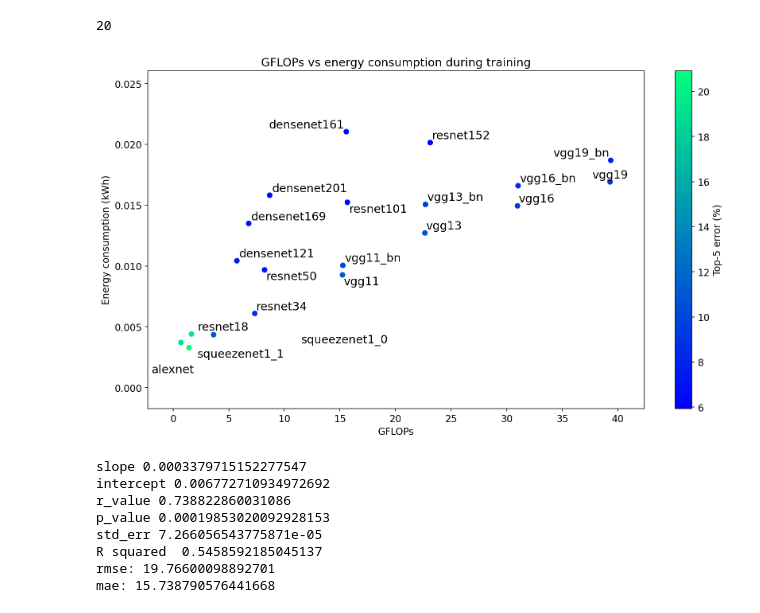
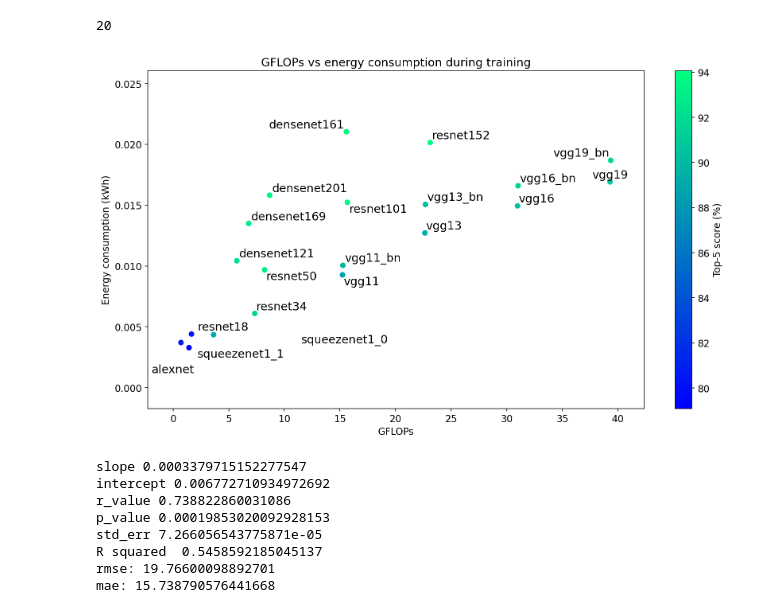
Before and after one commit to MScDissertation/model_hub, a Jupyter notebook: Training and FLOP analysis.ipynb, the cells around one changed output. Drawn from its saved outputs; the diff is of its cells as text; code cells hidden in the pictures.

```diff
--- a/Training and FLOP analysis.ipynb
+++ b/Training and FLOP analysis.ipynb
@@ -87,6 +87,9 @@ merge_df.head()
 | 2 | densenet161 | 7.787013e+09 | 28681000.0 | 15.574026 | 0.015574 | 28.681000 | 22.775723 | 1.121330e+08 | ... |
 | 3 | densenet169 | 3.398071e+09 | 14149480.0 | 6.796142 | 0.006796 | 14.149480 | 21.946474 | 4.893222e+07 | ... |
 | 4 | densenet201 | 4.340971e+09 | 20013928.0 | 8.681942 | 0.008682 | 20.013928 | 22.191364 | 6.250998e+07 | ... |
+# %%
+merge_df['top1score'] = 100 - merge_df['top1']
+merge_df['top5score'] = 100 - merge_df['top5']
 # %%
 # needs citation https://github.com/Phlya/adjustText
 fig = plt.figure(figsize=(12,7))
@@ -139,5 +142,5 @@ plt.tight_layout()
 # %%
-x, y = vgg['GFLOPS'],vgg['top5']
+x, y = vgg['GFLOPS'],vgg['top5score']
 slope, intercept, r_value, p_value, std_err = stats.linregress(x,y)
 print(f"slope {slope} \nintercept {intercept}\nr_value {r_value}\np_value {p_value}\nstd_err {std_err}")
 print("R squared", r_value ** 2)
@@ -234,24 +237,24 @@ new_df.model.count()
 # %%
 fig = plt.figure(figsize=(12,7))
 ax = fig.add_subplot(1, 1, 1)
 ax.set_xlabel("GFLOPs")
 ax.set_ylabel("Energy consumption (kWh)")
 ax.set_title("GFLOPs vs energy consumption during training")
 cmap = cm.get_cmap('winter')
-c = new_df['top5']
+c = new_df['top5score']
 plt.scatter(new_df['GFLOPS'], new_df['empirical'],
         c=c, cmap=cm.get_cmap('winter'))
 plt.ylim(min(new_df['empirical'])- 0.005,max(new_df['empirical'])+0.005)
 plt.xlim(min(new_df['GFLOPS'])- 3,max(new_df['GFLOPS'])+3)
 texts = [ax.text(x, y, name,size='large')
          for x, y, name in zip(new_df['GFLOPS'],new_df['empirical'],new_df['model'])]
 cbar = plt.colorbar()
-cbar.set_label('Top-5 error (%)')
+cbar.set_label('Top-5 score (%)')
 adjust_text(texts)
 plt.tight_layout()
 ax.figure.savefig('viz/training_gflops_energy.png',dpi=300)
 # %% [output]
-[figure, old version]
+[figure, new version]
 # %%
 from scipy import stats
 x = new_df['GFLOPS']
```
Also changed, not shown: parts of 13 cells of this notebook, 10 other files.
